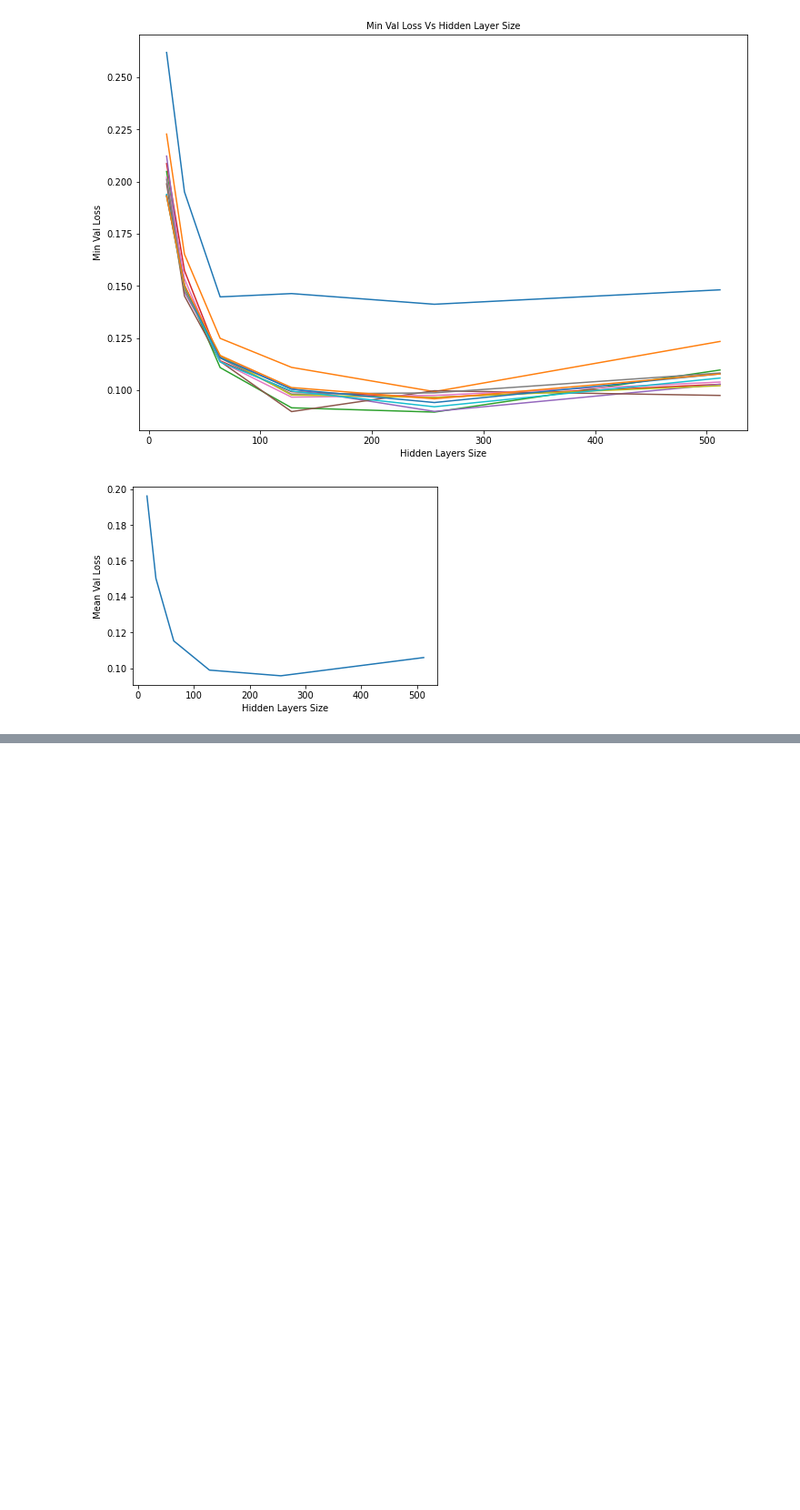
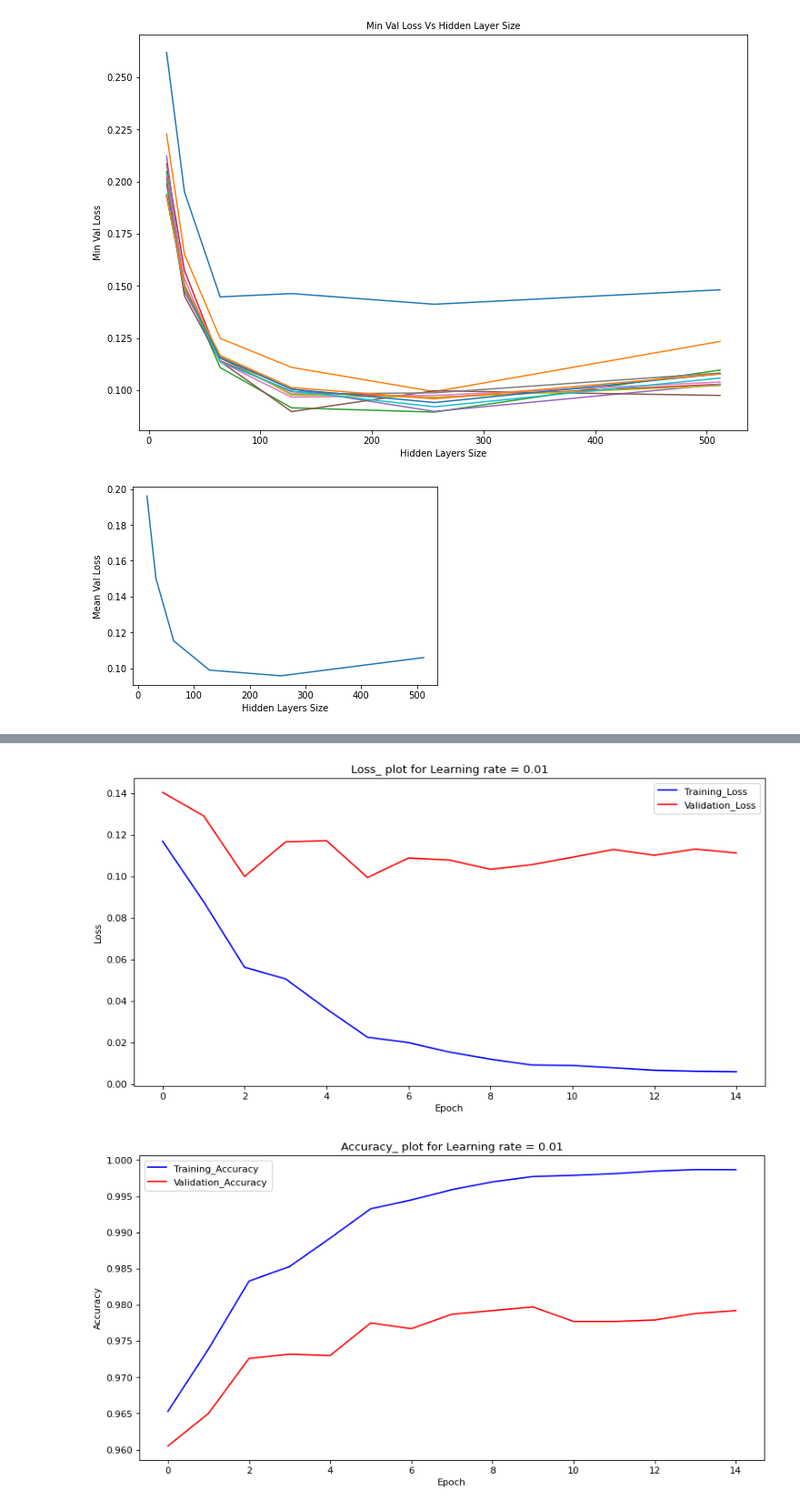
Before and after one commit to atharvabagde/ML_starter, a Jupyter notebook: MNIST/MNIST_Neural_Network.ipynb, the cells around one changed output, grey strips where cells are left out. Shown at 91% size. Cells and saved outputs as stored; diff of their text form; code cells hidden in the pictures; blank space fills up the shorter version.

```diff
--- a/MNIST/MNIST_Neural_Network.ipynb
+++ b/MNIST/MNIST_Neural_Network.ipynb
@@ -360,3 +360,9 @@ loss = network.gradient_descent(lr = lr_ ,n_epochs = N_EPOCHS)
 12 --  LR: 0.0015848931924611134 TrainLoss: 0.006581205372909874  ValLoss: 0.11017855623901787  TrainAcc: 0.99845  ValAcc: 0.9779
 13 --  LR: 0.0013593563908785257 TrainLoss: 0.0061327377418516175  ValLoss: 0.11315134880161776  TrainAcc: 0.9986666666666667  ValAcc: 0.9788
 14 --  LR: 0.0011659144011798316 TrainLoss: 0.005893218057695661  ValLoss: 0.11130964747382455  TrainAcc: 0.99865  ValAcc: 0.9792
+# %%
+plot_summary( loss ,lr = lr_, str_="Loss")
+plot_summary((network.accuracy_train,network.accuracy_val),lr = lr_, str_="Accuracy" )
+# %% [output]
+[figure, added]
+[figure, added]
```
Also changed, not shown: parts of 1 cell of this notebook.
